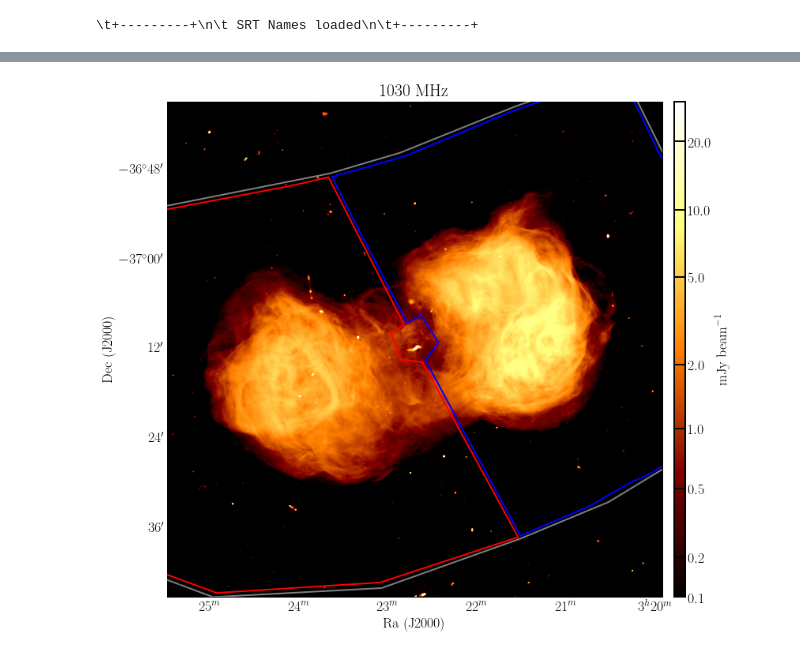
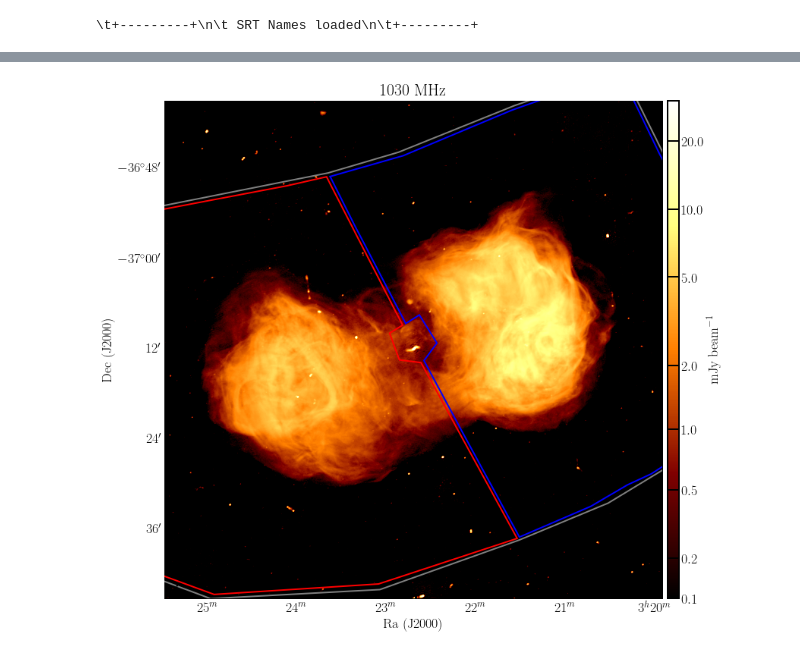
Before and after one commit to Fil8/contData, a Jupyter notebook: Lobes-cont-plots.ipynb, the cells around one changed output, grey strips where cells are left out. Cells and saved outputs as stored; diff of their text form; code cells hidden in the pictures.

```diff
--- a/Lobes-cont-plots.ipynb
+++ b/Lobes-cont-plots.ipynb
@@ -13,6 +13,8 @@ from matplotlib import gridspec
 from matplotlib.ticker import AutoMinorLocator, MultipleLocator, LogLocator
 from matplotlib import transforms as mtransforms
 from matplotlib.ticker import LogFormatter
+from matplotlib.colors import LogNorm
+
 import pyregion
 from astropy import units as u
 
@@ -21,8 +23,8 @@ FA_decdeg = -37.208227
 BeamRa = 50.693035
 BeamDec = -37.253974
 
-#rootDir = '/home/maccagni/Projects/MFS/FornaxA/contData/'
-rootDir = '/Users/maccagni/Projects/MFS/FornaxA/contData/'
+rootDir = '/home/maccagni/Projects/MFS/FornaxA/contData/'
+#rootDir = '/Users/maccagni/Projects/MFS/FornaxA/contData/'
 
 
 imDir = rootDir+'inIms/'
@@ -407,6 +411,16 @@ plt.rcParams.update(params)
 
 fig = plt.figure(figsize=(12, 12))
 
+#f22 = fits.getdata(b, ext=0)
+
+#img = plt.imshow(f22, cmap="afmhot",norm=LogNorm(vmin=1e-1, vmax=3e1))
+#,exponent=4,vmin=1e-1,vmid=-1.e-1,vmax=3e1)
+#plt.gca().set_visible(False)
+#cax = plt.axes([0.905, 0.08, 0.015, 0.775])
+#cbar = plt.colorbar(cax=cax)
+#ax = cbar.ax
+#ax.text(3.9,0.5,r'mJy beam$^{-1}$',rotation=90)
+
 f1 = aplpy.FITSFigure(b, figure=fig)
 f1.show_colorscale(aspect='equal', cmap='afmhot',stretch = 'log',exponent=4,vmin=1e-1,vmid=-1.e-1,vmax=3e1)
 
@@ -424,9 +438,9 @@ f1.beam.set(edgecolor = 'black', facecolor = 'None', linewidth=1)
 f1.set_title('1030 MHz')
 
 f1.show_colorbar()
-#f1.colorbar.set_box([0.905, 0.08, 0.015, 0.87], box_orientation='vertical')
+#f1.colorbar.set_box([0.905, 0.112, 0.015, 0.8], box_orientation='vertical')
 f1.colorbar.set_frame_linewidth(1)
-f1.colorbar.set_pad(0.2)
+f1.colorbar.set_pad(0.1)
 f1.colorbar.set_font( weight='book',
                       stretch='normal', family='serif',
                       style='normal', variant='normal')
@@ -435,6 +449,7 @@ f1.colorbar.set_ticks([0.1,0.2,0.5,1,2,5,10,20])
 
 #f1.show_colorbar()
 #f1.colorbar.hide()
+
 f1.axis_labels.set_font( weight='book',
                          stretch='normal', family='serif',
                          style='normal', variant='normal')
@@ -444,36 +459,37 @@ f1.tick_labels.set_xformat('hh:mm')
 f1.tick_labels.set_yformat('dd:mm')
 f1.tick_labels.set_font( weight='medium',
                          stretch='semi-expanded', family='serif',
                          style='normal', variant='normal')
 f1.ticks.set_color('k')
 f1.ticks.set_length(9)  # points
 f1.ticks.set_linewidth(3)  # points
 f1.ticks.set_minor_frequency(3)
 f1.ticks.show()
 
-
+#f1.colorbar.show()
+#f1.colorbar.set_axis_label_text(r'mJy beam$^{-1}$')
 f1.show_regions(rootDir+'inIms/regions/WL.reg')
 f1.show_regions(rootDir+'inIms/regions/ToT.reg')
 f1.show_regions(rootDir+'inIms/regions/EL.reg')
 #f1.show_regions(rootDir+'inIms/regions/Ean3.reg')
 #f1.show_regions(rootDir+'inIms/regions/Ean4.reg')
 #f1.show_regions(rootDir+'inIms/regions/Ean5.reg')
 #f1.show_regions(rootDir+'inIms/regions/Ean6.reg')
 
 #f1.show_regions(rootDir+'inIms/regions/Wan0.reg')
 #f1.show_regions(rootDir+'inIms/regions/Wan1.reg')
 #f1.show_regions(rootDir+'inIms/regions/Wan2.reg')
 #f1.show_regions(rootDir+'inIms/regions/Wan3.reg')
 #f1.show_regions(rootDir+'inIms/regions/Wan4.reg')
 #f1.show_regions(rootDir+'inIms/regions/Wan5.reg')
 #f1.show_regions(rootDir+'inIms/regions/Wan6.reg')
 
 
 fig.tight_layout()
 
-fig.savefig(figDir+'Meer1030_continuum_imageRegLb.png',format='png',overwrite=True)
+fig.savefig(figDir+'Meer1030_continuum_imageRegLb1.png',format='png',overwrite=True)
 # %% [output]
-[figure, old version]
+[figure, new version]
 # %%
 #-------------------------------#
 # MeerKAT                       #
```
Also changed, not shown: parts of 6 cells of this notebook, 5 other files.
